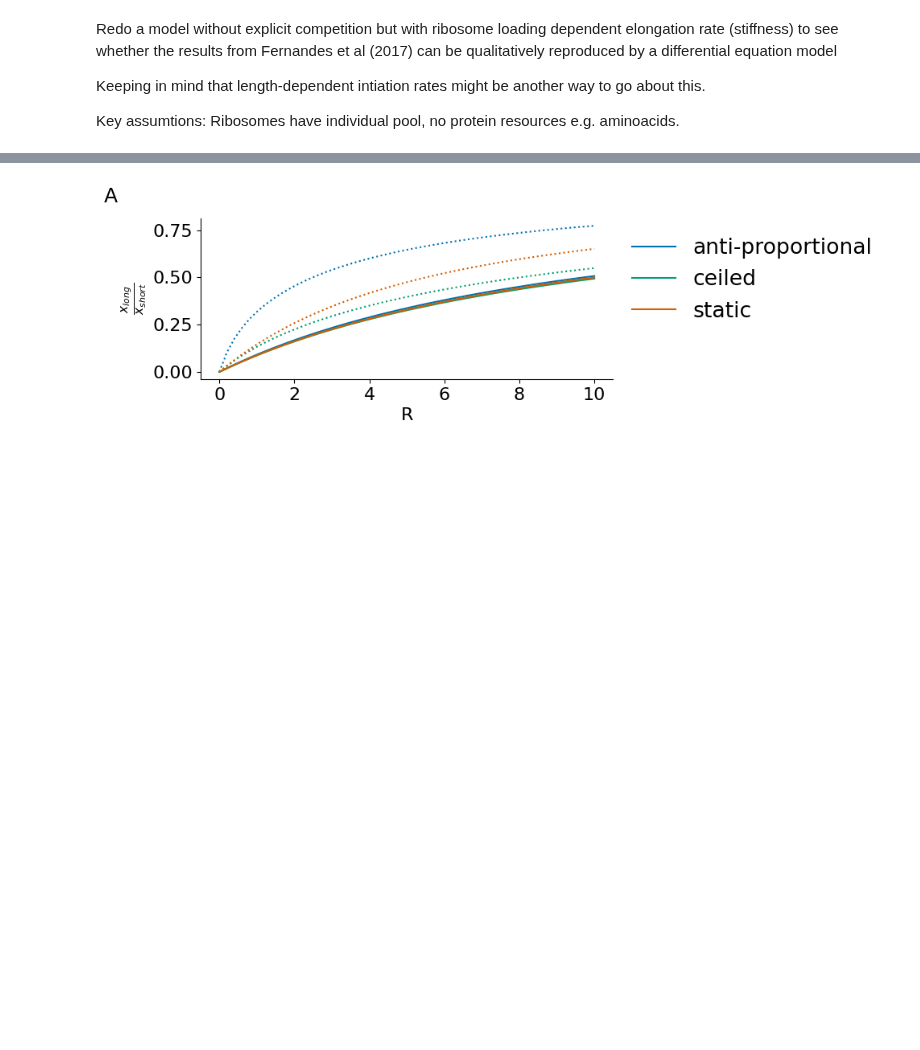
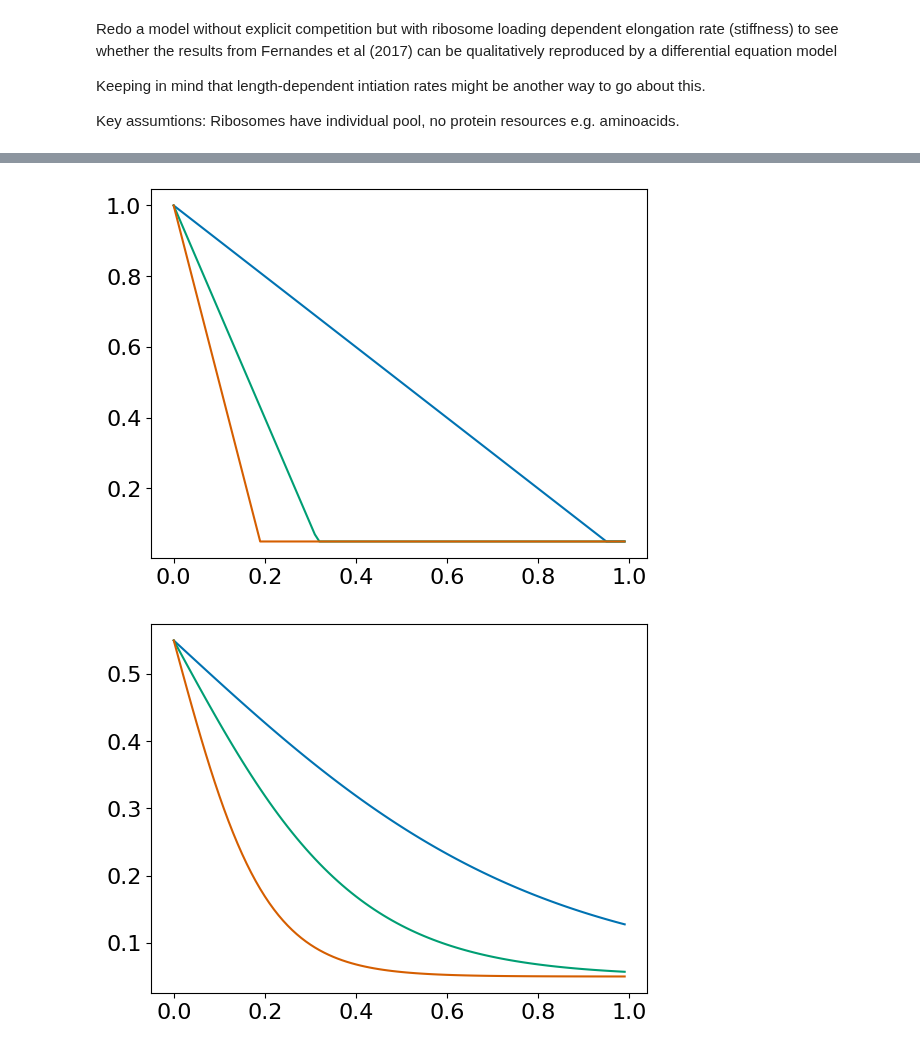
Before and after one commit to prubisch/competition_in_proteinsynthesis_in_autism, a Jupyter notebook: reTASEP_assumptions_in_diff_model.ipynb, the cells around one changed output, grey strips where cells are left out. Saved outputs shown, nothing was run; the diff lists cells and outputs as text; code cells hidden in the pictures; blank space fills up the shorter version.

```diff
--- a/reTASEP_assumptions_in_diff_model.ipynb
+++ b/reTASEP_assumptions_in_diff_model.ipynb
@@ -137,41 +85,20 @@ plt.show()
-# %%
-layout = '''
-    AA
-    AA
-    '''
-
-
-
-fig = plt.figure(figsize=(8, 4))
-
-height_ratios = [1,0.1]
-width_ratios = [1,0.1]
-
-
-specs, gs = panel_specs(layout, fig=fig)
-gs.set_height_ratios(height_ratios)
-gs.set_width_ratios(width_ratios)
-gs.hspace=0.8
-axes = {}
-for letter in 'A':
-    axes[letter] = ax = fig.add_subplot(specs[letter])
-label_panels(axes, letters='A', postfix='', offset_left=1.2)
-for a in list('A'):
-    axes[a].set_axis_off()
-
-
-ax = fig.add_subplot(gs[0,0])
-ax.plot(Rs, ys_bs[:,1], label = 'anti-proportional', color = palette[0])
-ax.plot(Rs, ys_bs[:,0], color = palette[0], linestyle = ':')
-ax.plot(Rs, ys_lr[:,1], label = 'ceiled', color = palette[1])
-ax.plot(Rs, ys_lr[:,0], color = palette[1], linestyle = ':')
-ax.plot(Rs, ys_sr[:,1], label = 'static', color = palette[2])
-ax.plot(Rs, ys_sr[:,0], color = palette[2], linestyle = ':')
-ax.set_xlabel('R')
-ax.set_ylabel('$\\frac{x_{long}}{x_{short}}$')
-#changed to be the same as the Osterweil lab paper
-ax.legend( bbox_to_anchor=(1.0, 1.0), loc='upper left',  frameon = False)
-clear_axes(ax)
-plt.show()
-# %% [output]
-[figure, removed]
+# %%
+xrs = np.arange(0,1,0.01)
+plt.plot(xrs, β_lin(0.2, xrs))
+plt.plot(xrs, β_lin(0.6, xrs))
+plt.plot(xrs, β_lin(1, xrs))
+plt.show()
+
+plt.plot(xrs, β_nonlin(0.25, xrs))
+plt.plot(xrs, β_nonlin(.5, xrs))
+plt.plot(xrs, β_nonlin(1, xrs))
+plt.show()
+
+p = 0.5
+plt.plot(xrs, 1/R_fernandes(50, stiffness_fun(50,p), xrs))
+plt.plot(xrs, 1/R_fernandes(200, stiffness_fun(200,p), xrs))
+plt.plot(xrs, 1/R_fernandes(400, stiffness_fun(400,p), xrs))
+plt.show()
+# %% [output]
+[figure, added]
+[figure, added]
```
Also changed, not shown: parts of 7 cells of this notebook, 23 other files.
